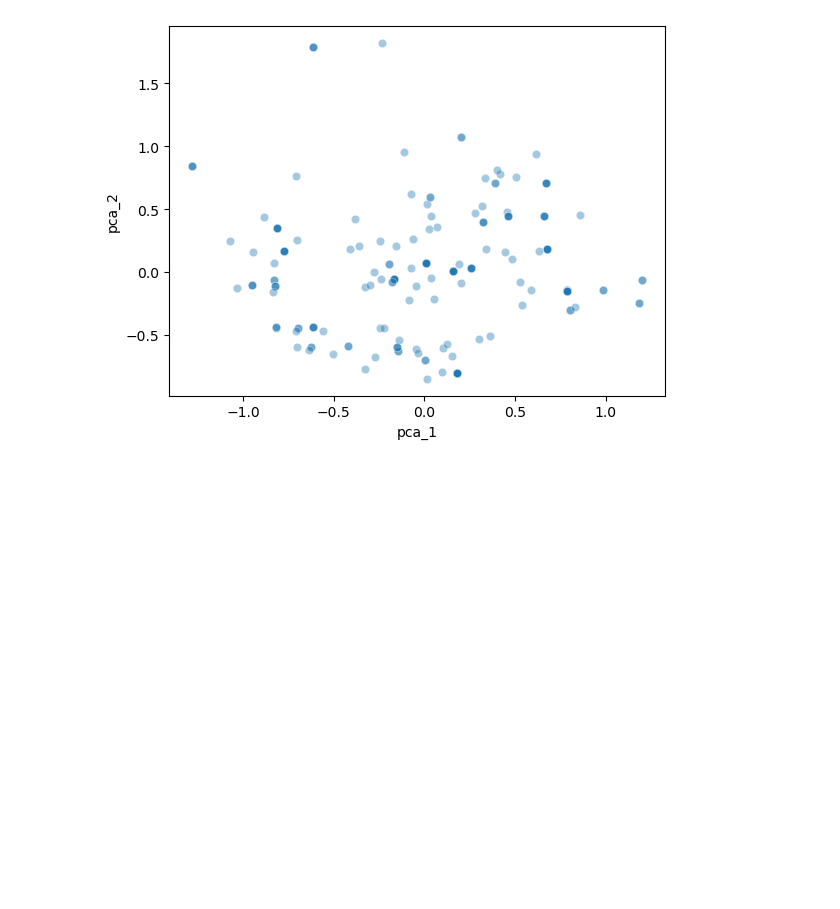
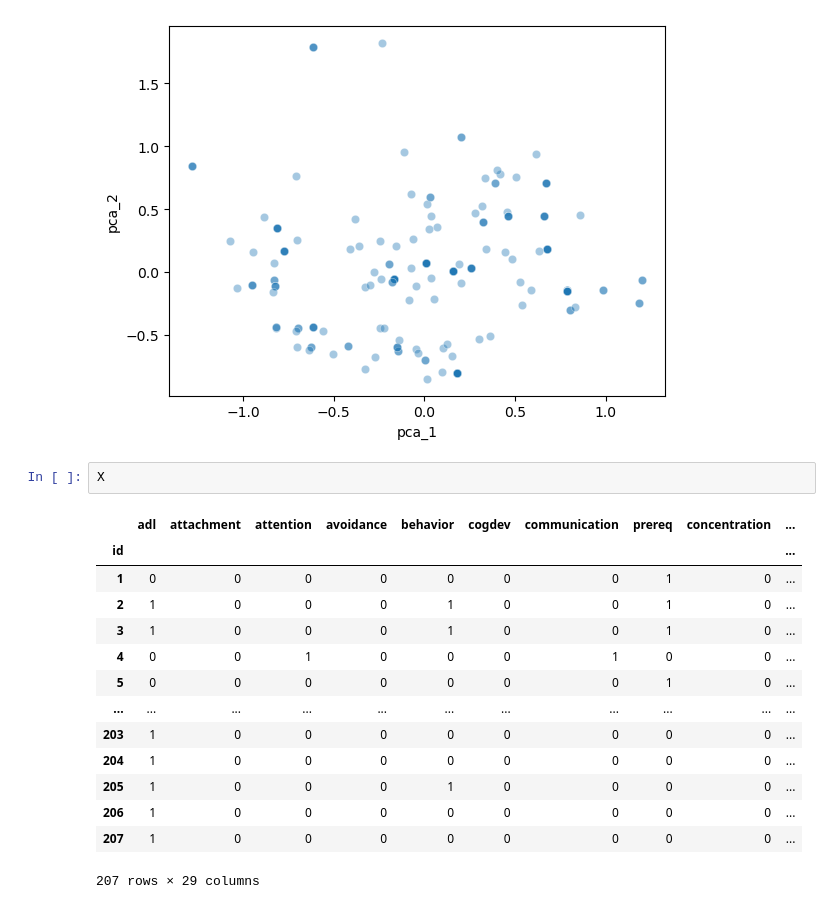
Before and after one commit to jonathan-legrand/autodiag, a Jupyter notebook: explore.ipynb, the cells around one changed output. Cells and saved outputs as stored; diff of their text form; blank space fills up the shorter version.

```diff
--- a/explore.ipynb
+++ b/explore.ipynb
@@ -35,6 +35,23 @@ sns.scatterplot(pca_df, x="pca_1", y="pca_2", alpha=0.4)
 (207, 29)
 <Axes: xlabel='pca_1', ylabel='pca_2'>
 [figure]
+# %%
+X
+# %% [output]
+|  | adl | attachment | attention | avoidance | behavior | cogdev | communication | prereq | concentration | ... |
+| id |  |  |  |  |  |  |  |  |  | ... |
+| 1 | 0 | 0 | 0 | 0 | 0 | 0 | 0 | 1 | 0 | ... |
+| 2 | 1 | 0 | 0 | 0 | 1 | 0 | 0 | 1 | 0 | ... |
+| 3 | 1 | 0 | 0 | 0 | 1 | 0 | 0 | 1 | 0 | ... |
+| 4 | 0 | 0 | 1 | 0 | 0 | 0 | 1 | 0 | 0 | ... |
+| 5 | 0 | 0 | 0 | 0 | 0 | 0 | 0 | 1 | 0 | ... |
+| ... | ... | ... | ... | ... | ... | ... | ... | ... | ... | ... |
+| 203 | 1 | 0 | 0 | 0 | 0 | 0 | 0 | 0 | 0 | ... |
+| 204 | 1 | 0 | 0 | 0 | 0 | 0 | 0 | 0 | 0 | ... |
+| 205 | 1 | 0 | 0 | 0 | 1 | 0 | 0 | 0 | 0 | ... |
+| 206 | 1 | 0 | 0 | 0 | 0 | 0 | 0 | 0 | 0 | ... |
+| 207 | 1 | 0 | 0 | 0 | 0 | 0 | 0 | 0 | 0 | ... |
+207 rows × 29 columns
 # %%
 import matplotlib.pyplot as plt
 
```
Also changed, not shown: parts of 1 cell of this notebook, 1 other file.
